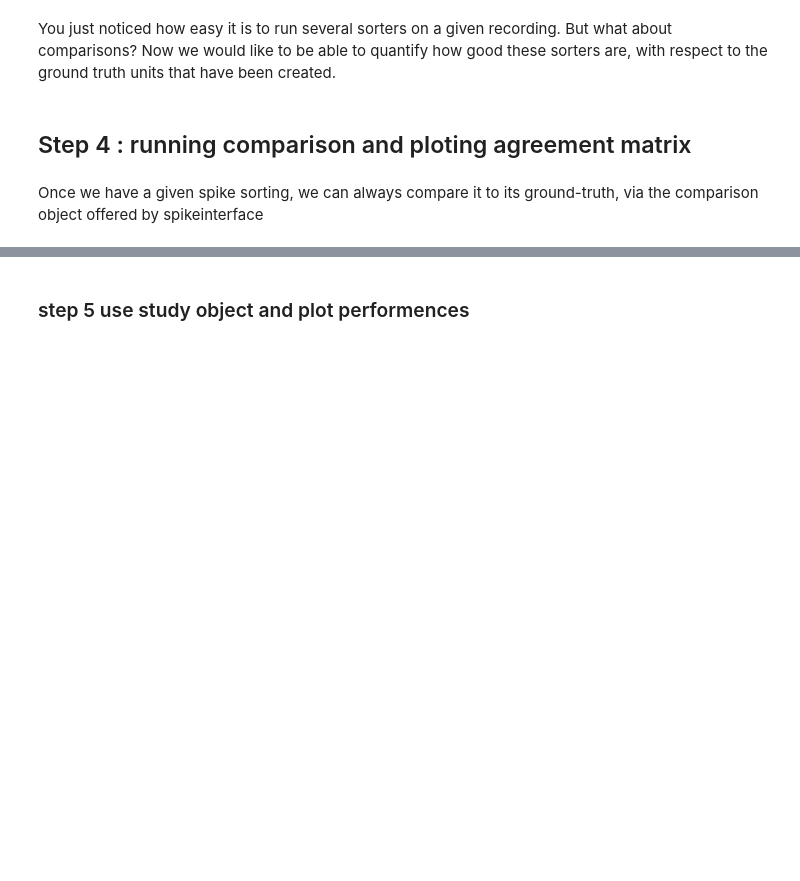
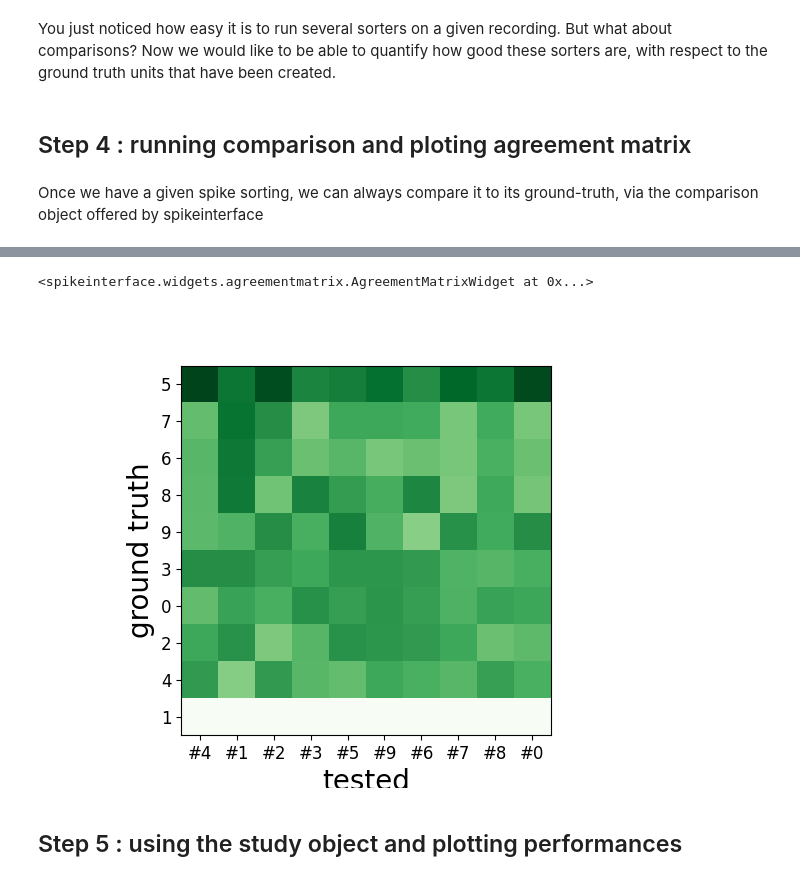
Before and after one commit to samuelgarcia/school_spike_sorting_lyon_2021, a Jupyter notebook: Practice_3_benchmark_some_sorters/practice_3_benchmark_sorters.ipynb, the cells around one changed output, grey strips where cells are left out. Saved outputs shown, nothing was run; the diff lists cells and outputs as text; code cells hidden in the pictures; blank space fills up the shorter version.

```diff
--- a/Practice_3_benchmark_some_sorters/practice_3_benchmark_sorters.ipynb
+++ b/Practice_3_benchmark_some_sorters/practice_3_benchmark_sorters.ipynb
@@ -143,7 +140,7 @@ SpykingCircusSortingExtractor: 10 units - 1 segments - 30.0kHz
 # %% [markdown]
 Once a given sorter has been launched, you can load its results easily
 # %%
-sorting = si.SpykingCircusSortingExtractor(basedir / 'spykingcircus')
+sorting = si.read_sorter_folder(basedir / 'spykingcircus')
 # We can also look at spikes
 si.plot_rasters(sorting, time_range=(5,10))
 # %% [output]
@@ -162,2 +173,7 @@ Such a comparison object can immediatly tell us how many units are found, wha
+# %%
+si.plot_agreement_matrix(comp)
+# %% [output]
+<spikeinterface.widgets.agreementmatrix.AgreementMatrixWidget at 0x...>
+[figure, added]
 # %% [markdown]
-### step 5 use study object and plot performences
+## Step 5 : using the study object and plotting performances
```
Also changed, not shown: parts of 18 cells of this notebook.
